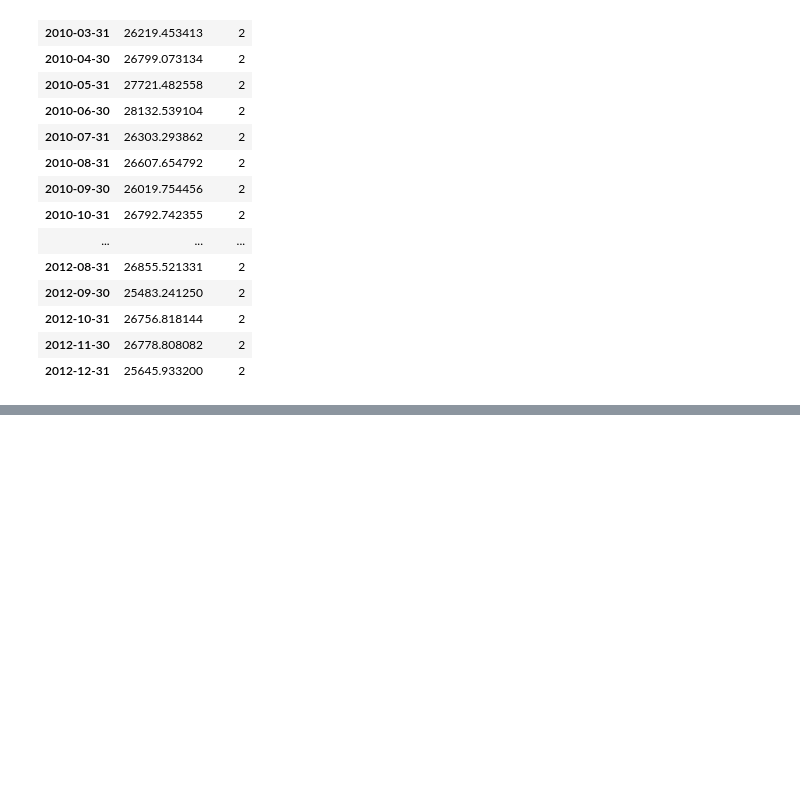
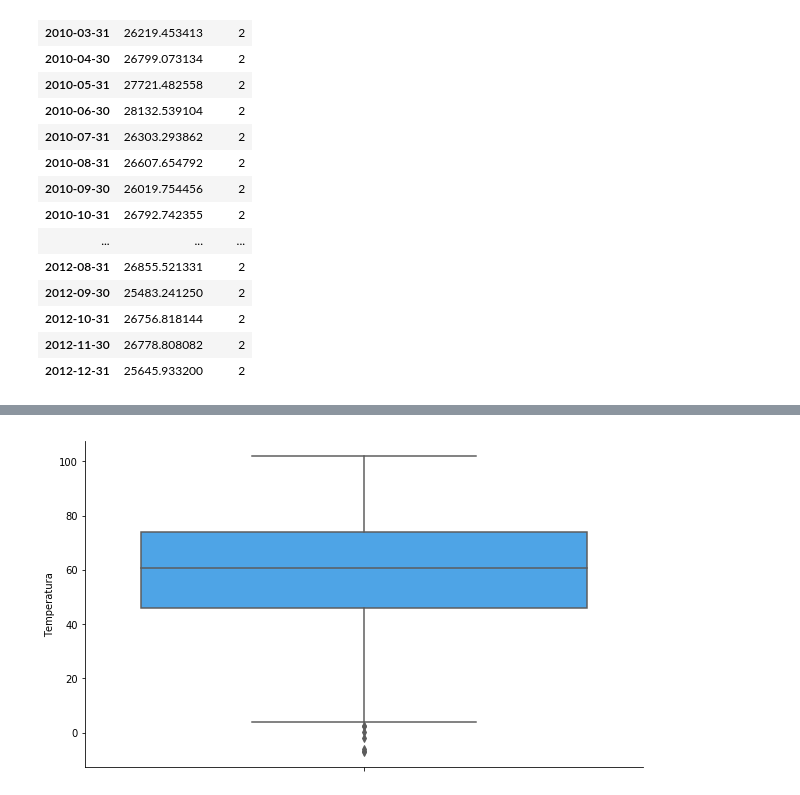
Before and after one commit to dbourdin/diplodatos-mentorias, a Jupyter notebook: analisis-y-visualizacion/retail_data_analytics.ipynb, the cells around one changed output, grey strips where cells are left out. Saved outputs shown, nothing was run; the diff lists cells and outputs as text; code cells hidden in the pictures; blank space fills up the shorter version.

```diff
--- a/analisis-y-visualizacion/retail_data_analytics.ipynb
+++ b/analisis-y-visualizacion/retail_data_analytics.ipynb
@@ -518,0 +530,10 @@ To register the converters:
+# %%
+plt.figure(figsize=(10,6))
+seaborn.boxplot(data=features,
+              y='Temperature',
+             color='#35A7FF' )
+plt.ylabel('Temperatura')
+plt.xticks(rotation=45)
+seaborn.despine()
+# %% [output]
+[figure, added]
```
Also changed, not shown: parts of 40 cells of this notebook.
